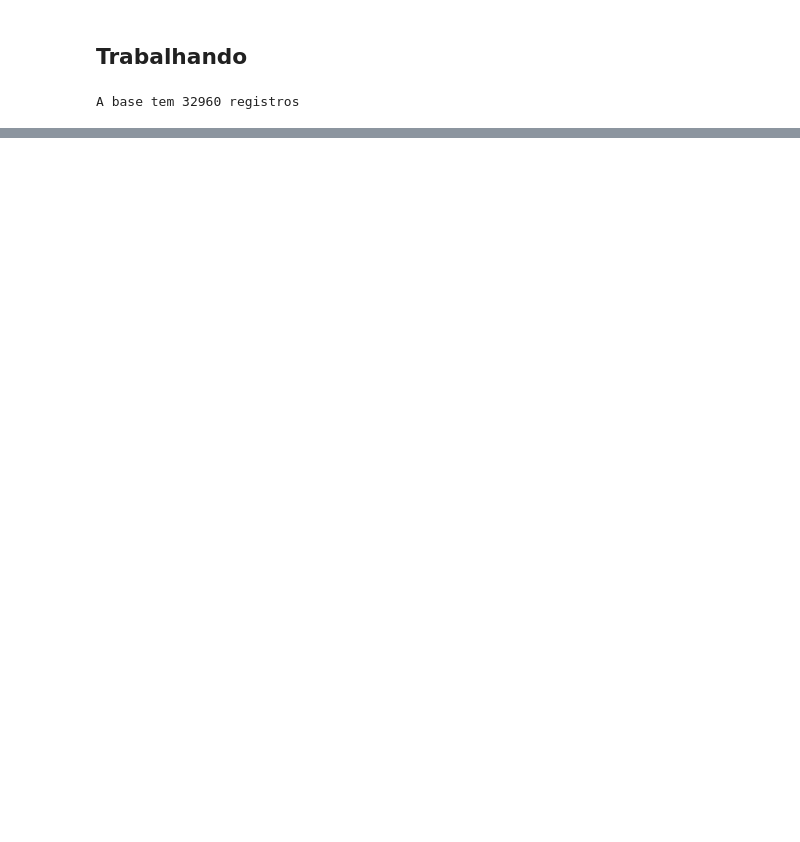
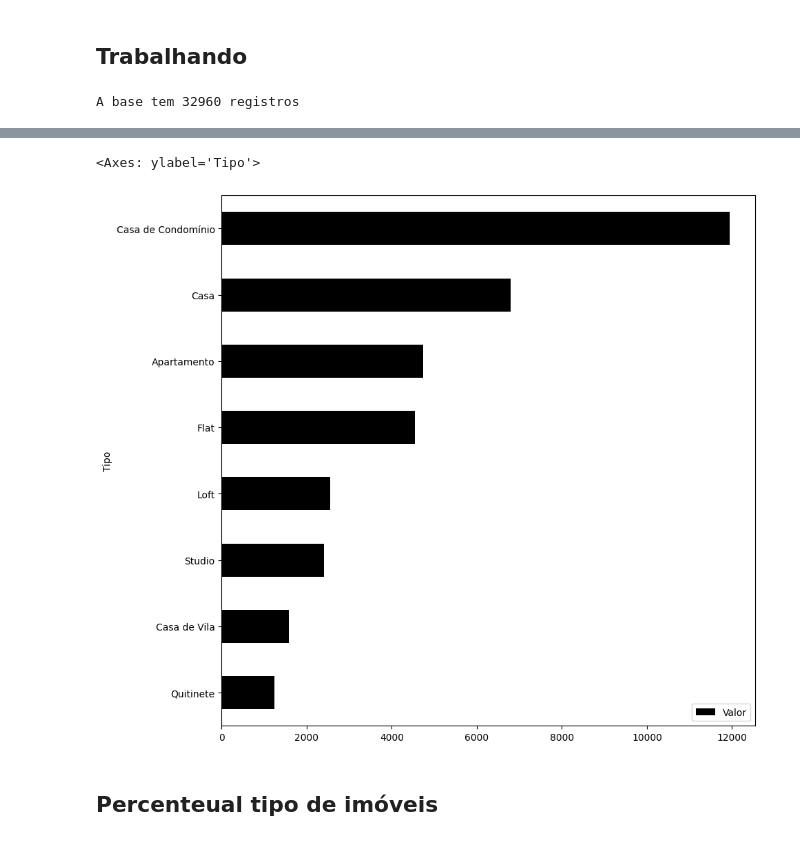
Before and after one commit to Dylanrichardss/Pandas-Python, a Jupyter notebook: Alura/base.ipynb, the cells around one changed output, grey strips where cells are left out. Saved outputs shown, nothing was run; the diff lists cells and outputs as text; code cells hidden in the pictures; blank space fills up the shorter version.

```diff
--- a/Alura/base.ipynb
+++ b/Alura/base.ipynb
@@ -27,0 +78,10 @@ A base tem 32960 registros
+# %%
+df1 = dados.query('@imoveis_comerciais not in Tipo')
+df2 = df1.groupby('Tipo')[['Valor']].mean().sort_values('Valor')
+# %%
+df2.plot(kind='barh',figsize = (10,10), color='black')
+# %% [output]
+<Axes: ylabel='Tipo'>
+[figure, added]
+# %% [markdown]
+## Percenteual tipo de imóveis
```
Also changed, not shown: parts of 25 cells of this notebook, 2 other files.
